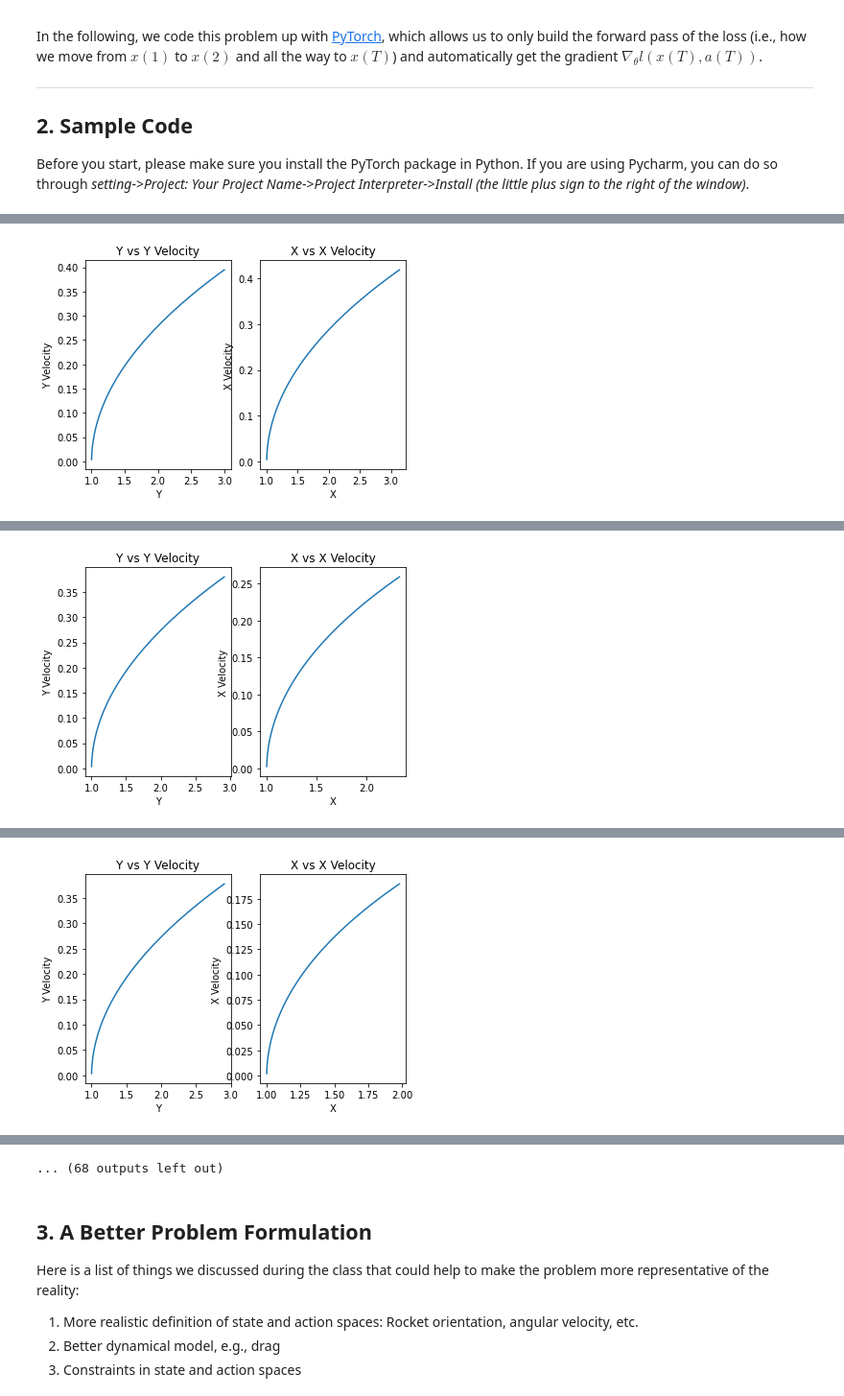
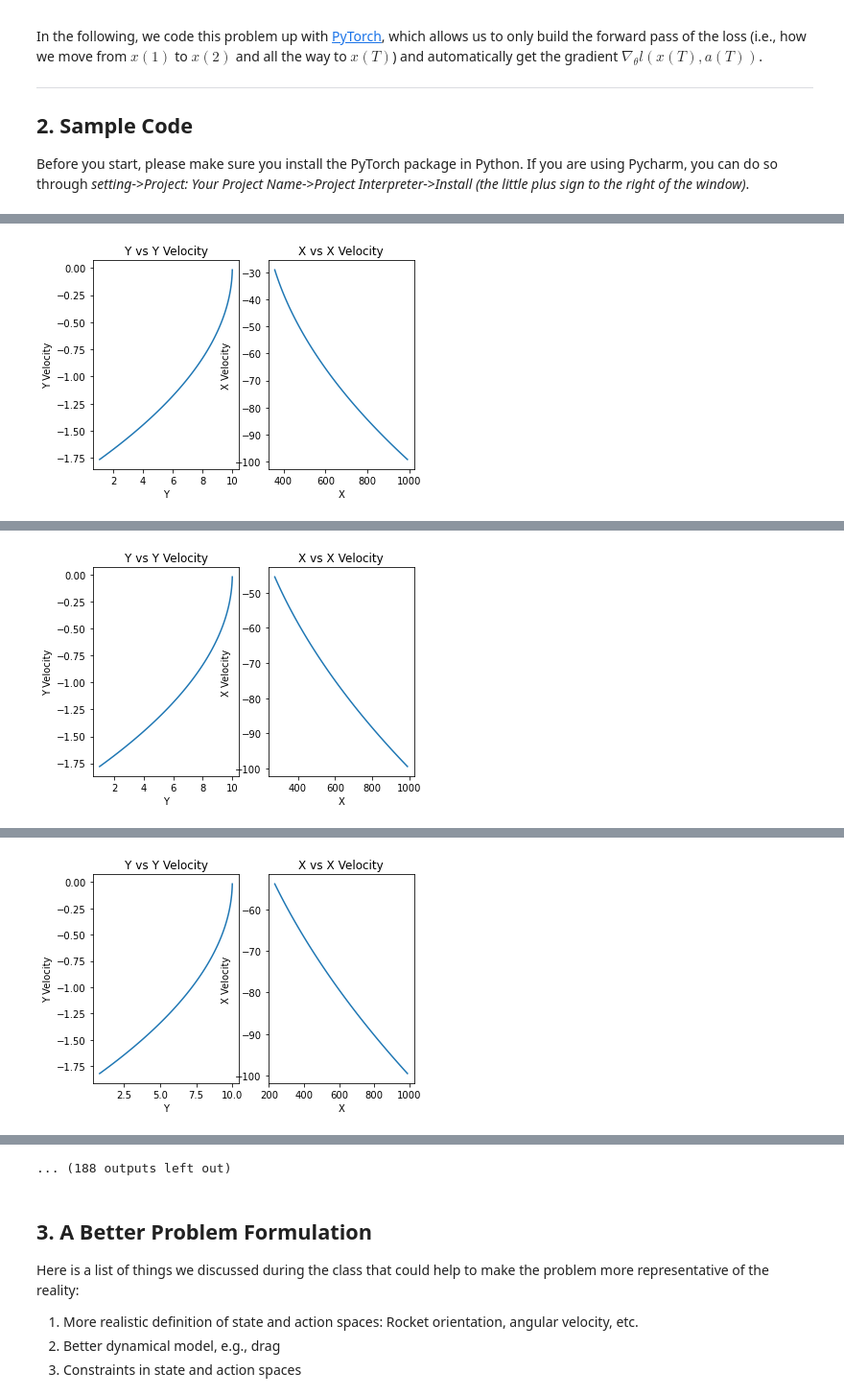
Before and after one commit to ChesterSzatkowski/DesignOptimization2021Fall, a Jupyter notebook: Project/Project 1 gradient based algorithms and differentiable programming.ipynb, the cells around one changed output, grey strips where cells are left out. Shown at 96% size. Drawn from its saved outputs; the diff is of its cells as text; code cells hidden in the pictures.

Commit message:
Input more realistic values for all constant inputs.

```diff
--- a/Project/Project 1 gradient based algorithms and differentiable programming.ipynb
+++ b/Project/Project 1 gradient based algorithms and differentiable programming.ipynb
@@ -61,9 +61,9 @@ logger = logging.getLogger(__name__)
 # environment parameters
 
 FRAME_TIME = 0.1  # time interval
-GRAVITY_ACCEL = 0.12  # gravity constant
-BOOST_ACCEL = 0.18  # thrust constant
-MASS = 1 #Kg
+GRAVITY_ACCEL = 9.81  # gravity constant
+BOOST_ACCEL = 22.35  # thrust constant estimated for V-2 Rocket
+MASS = 12500 #Kg Pulled from V-2 Rocket
 
 # # the following parameters are not being used in the sample code
 # PLATFORM_WIDTH = 0.25  # landing platform width
@@ -107,10 +107,10 @@ class Dynamics(nn.Module):
         BO_delta_state_x = BOOST_ACCEL * FRAME_TIME * t.tensor([0., 0., 0., 1]) * action[1]
 
         #Drag stuff
-        Cd = 0.5
-        r = 1
+        Cd = 0.125 # Estimated
+        r = 1.65 / 2 # From V-2 Rocket
         A = math.pi * r**2
-        rho = 500
+        rho = 1.225
         DRAG_ACCEL_Y = (Cd * A * 0.5 * rho * BO_delta_state_y * BO_delta_state_y) / MASS
         DRAG_ACCEL_X = (Cd * A * 0.5 * rho * BO_delta_state_x * BO_delta_state_x) / MASS
 
@@ -187,7 +187,7 @@ class Simulation(nn.Module):
 
     @staticmethod
     def initialize_state():
-        state = [1., 0., 1., 0.]  # Rocket starts at x = 1m y = 1m with zero velocity
+        state = [10., 0., 1000., -100]  # Rocket starts at x = 1m y = 1m with zero velocity
         return t.tensor(state, requires_grad=False).float()
 
     def error(self, state):
@@ -252,5 +252,5 @@ d = Dynamics()  # define dynamics
 c = Controller(dim_input, dim_hidden, dim_output)  # define controller
 s = Simulation(c, d, T)  # define simulation
 o = Optimize(s)  # define optimizer
-o.train(40)  # solve the optimization problem
+o.train(100)  # solve the optimization problem
 # %% [output]
@@ -258 +258 @@ o.train(40)  # solve the optimization problem
-[figure, old version]
+[figure, new version]
@@ -260 +260 @@ o.train(40)  # solve the optimization problem
-[figure, old version]
+[figure, new version]
@@ -262 +262 @@ o.train(40)  # solve the optimization problem
-[figure, old version]
+[figure, new version]
@@ -269,4 +269,4 @@ o.train(40)  # solve the optimization problem
-... (68 outputs left out)
+... (188 outputs left out)
 # %% [markdown]
 ## 3. A Better Problem Formulation
 
```
Also changed, not shown: parts of 1 cell of this notebook.
